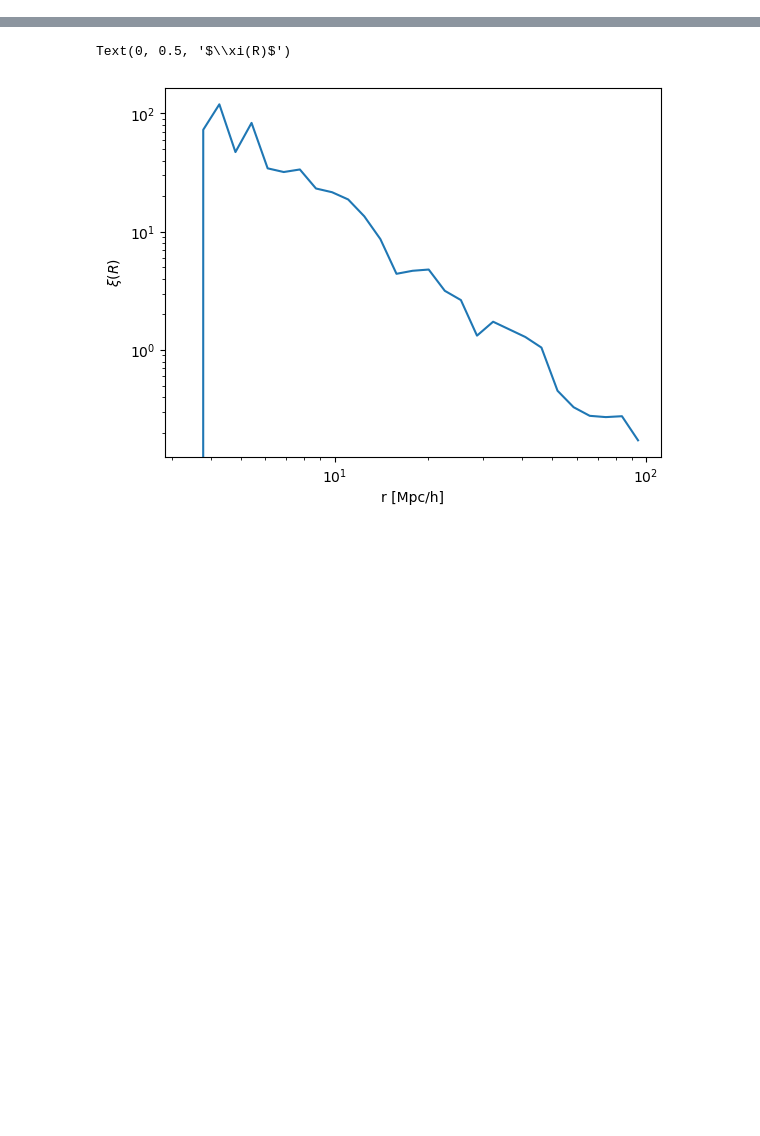
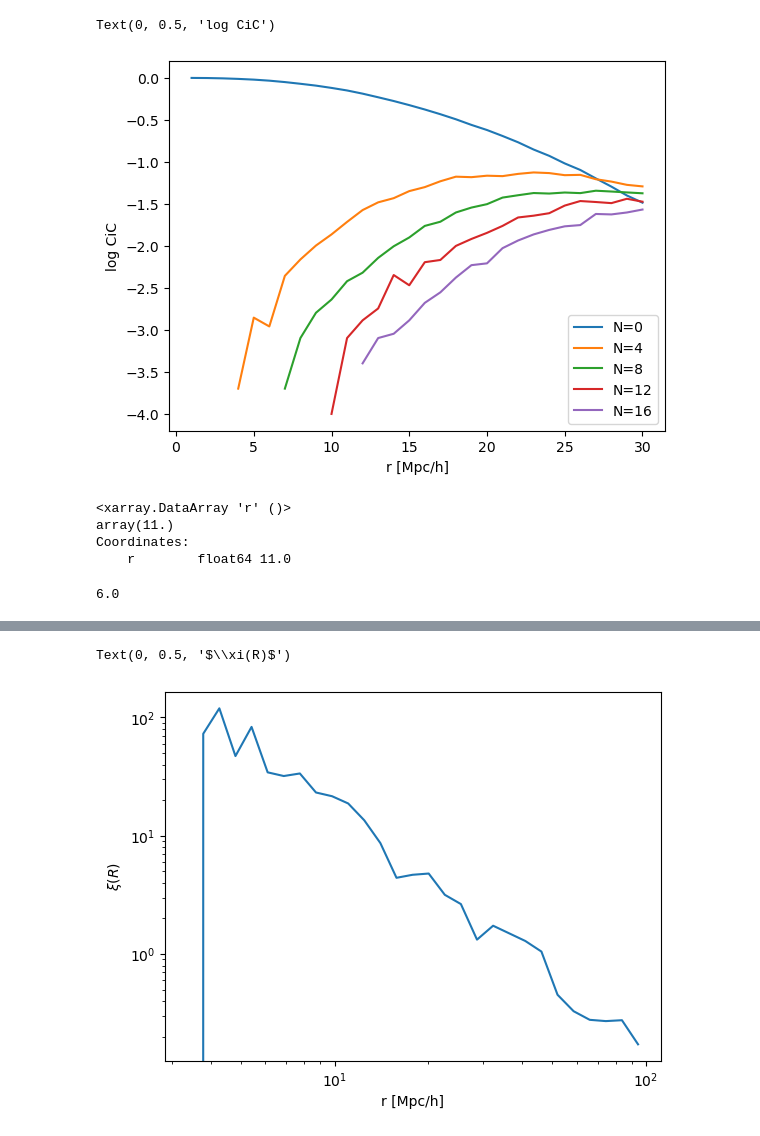
Before and after one commit to florpi/ili-summarizer, a Jupyter notebook: examples/reading_data.ipynb, the cells around one changed output, grey strips where cells are left out. Drawn from its saved outputs; the diff is of its cells as text; code cells hidden in the pictures; blank space fills up the shorter version.

```diff
--- a/examples/reading_data.ipynb
+++ b/examples/reading_data.ipynb
@@ -9,5 +11,4 @@ cat = Catalogue.from_quijote(
     node=0,
     redshift=0.5,
     path_to_lhcs= Path('/n/holystore01/LABS/itc_lab/Users/ccuestalazaro/quijote/latin_hypercube'),
-    n_halos=1000,
 )
@@ -17,0 +15,25 @@ tpcf = tpcf_summarizer(cat)
+# %%
+cic_summarizer = CiC(r_max=30.,num_pN=20, n_bins=30, n_spheres=10000,)
+cic= cic_summarizer(cat)
+cic = cic_summarizer.to_dataset(cic)
+# %%
+for N in range(0,20,4):
+    plt.plot(cic.r, np.log10(cic.sel(N=N).values),
+             label=f'N={N}')
+plt.legend()
+plt.xlabel('r [Mpc/h]')
+plt.ylabel('log CiC')
+# %% [output]
+Text(0, 0.5, 'log CiC')
+[figure, added]
+# %%
+cic.r[10]
+# %% [output]
+<xarray.DataArray 'r' ()>
+array(11.)
+Coordinates:
+    r        float64 11.0
+# %%
+float(cic.r[rbin])
+# %% [output]
+6.0
```
Also changed, not shown: parts of 3 cells of this notebook, 3 other files.
